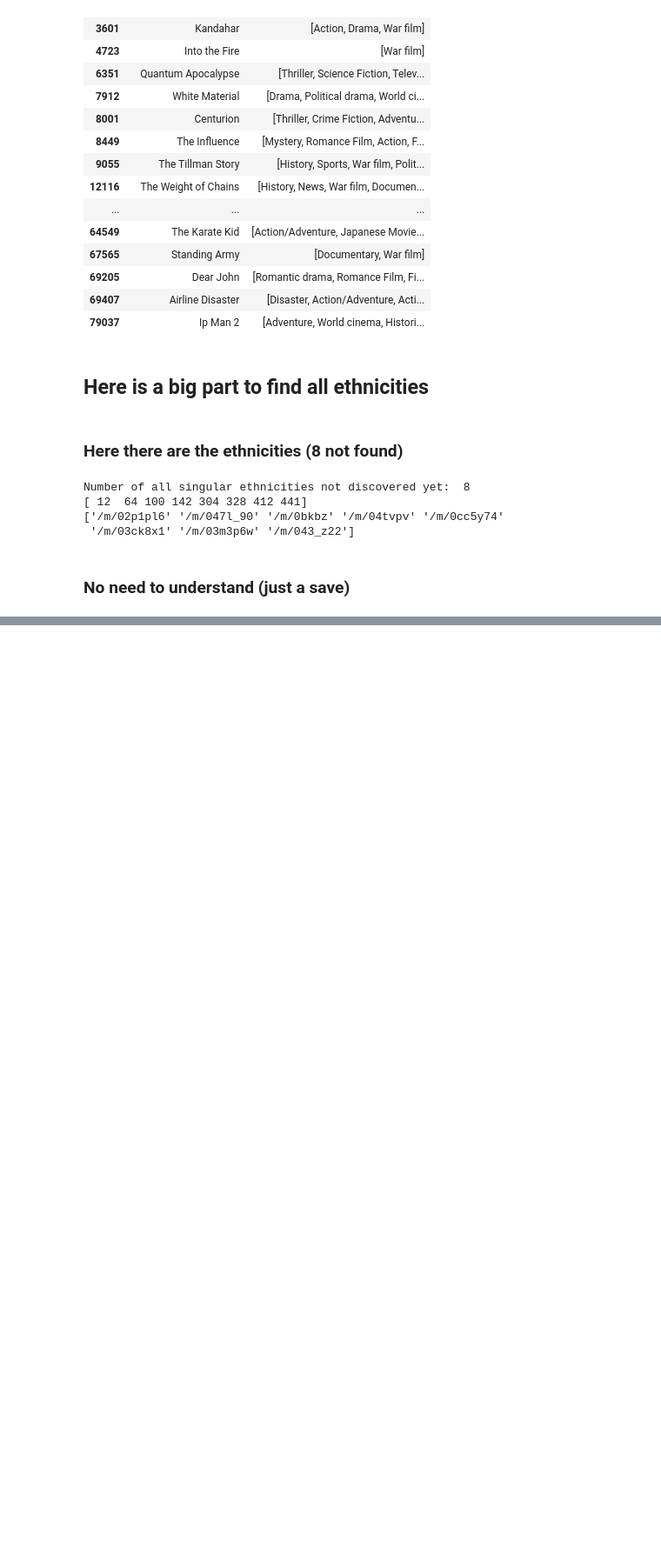
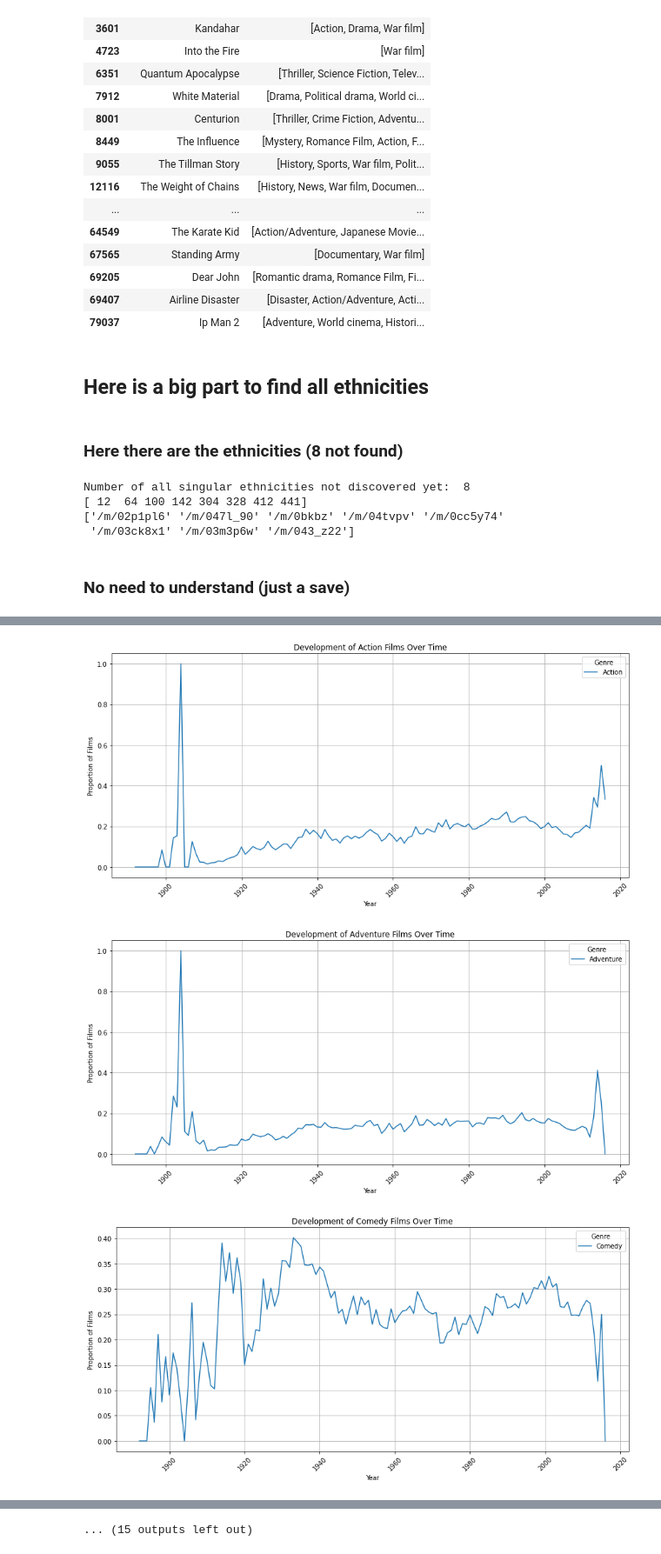
Before and after one commit to epfl-ada/ada-2024-project-skibidata, a Jupyter notebook: CMU_Starting.ipynb, the cells around one changed output, grey strips where cells are left out. Shown at 87% size. Saved outputs shown, nothing was run; the diff lists cells and outputs as text; code cells hidden in the pictures; blank space fills up the shorter version.

```diff
--- a/CMU_Starting.ipynb
+++ b/CMU_Starting.ipynb
@@ -954,0 +1219,63 @@ Number of all singular ethnicities not discovered yet:  8
+# %%
+
+
+def count_films_per_year_by_genre(movie_metadata_df, sup_genres):
+    genre_counts = {}
+
+    # Convert 'release_date' to datetime and extract the year
+    movie_metadata_df['release_date'] = pd.to_datetime(movie_metadata_df['release_date'], errors='coerce')
+    movie_metadata_df['release_year'] = movie_metadata_df['release_date'].dt.year
+
+    # Iterate over each main genre in sup_genres
+    for main_genre, sub_genres in sup_genres.items():
+        # Filter for movies that contain any of the sub-genres for the current main genre
+        genre_movies = movie_metadata_df[
+            movie_metadata_df['genres'].apply(
+                lambda genres_list: any(sub_genre in genres_list for sub_genre in sub_genres)
+                if isinstance(genres_list, list) else False
+            )
+        ]
+
+        # Count the number of films per year for the current genre
+        films_per_year = genre_movies['release_year'].value_counts().sort_index()
+
+        # Store the result in genre_counts with main_genre as the key
+        genre_counts[main_genre] = films_per_year
+
+    return genre_counts
+
+
+# Call the function
+result = count_films_per_year_by_genre(movie_metadata_df, Sup_genres)
+
+# Convert the results dictionary to a DataFrame
+result_df = pd.DataFrame(result).fillna(0)
+result_df.index.name = 'release_year'
+result_df.reset_index(inplace=True)
+
+# Ensure the yearly movie count data is available in 'year_occurrences'
+result_df_merged = pd.merge(result_df, year_occurrences, on='release_year')
+
+# Create a plot for each sub-genre
+for genre in Sup_genres:
+    plt.figure(figsize=(12, 6))
+
+    # Plot the proportion of the genre out of total movie count for each year
+    sns.lineplot(
+        x=result_df_merged['release_year'],
+        y=result_df_merged[genre] / result_df_merged['movie_count'],
+        label=genre
+    )
+
+    plt.title(f'Development of {genre} Films Over Time')
+    plt.xlabel('Year')
+    plt.ylabel('Proportion of Films')
+    plt.xticks(rotation=45)
+    plt.legend(title='Genre')
+    plt.grid()
+    plt.tight_layout()
+    plt.show()
+# %% [output]
+[figure, added]
+[figure, added]
+[figure, added]
@@ -954,0 +1291 @@ Number of all singular ethnicities not discovered yet:  8
+... (15 outputs left out)
```
Also changed, not shown: parts of 23 cells of this notebook.
